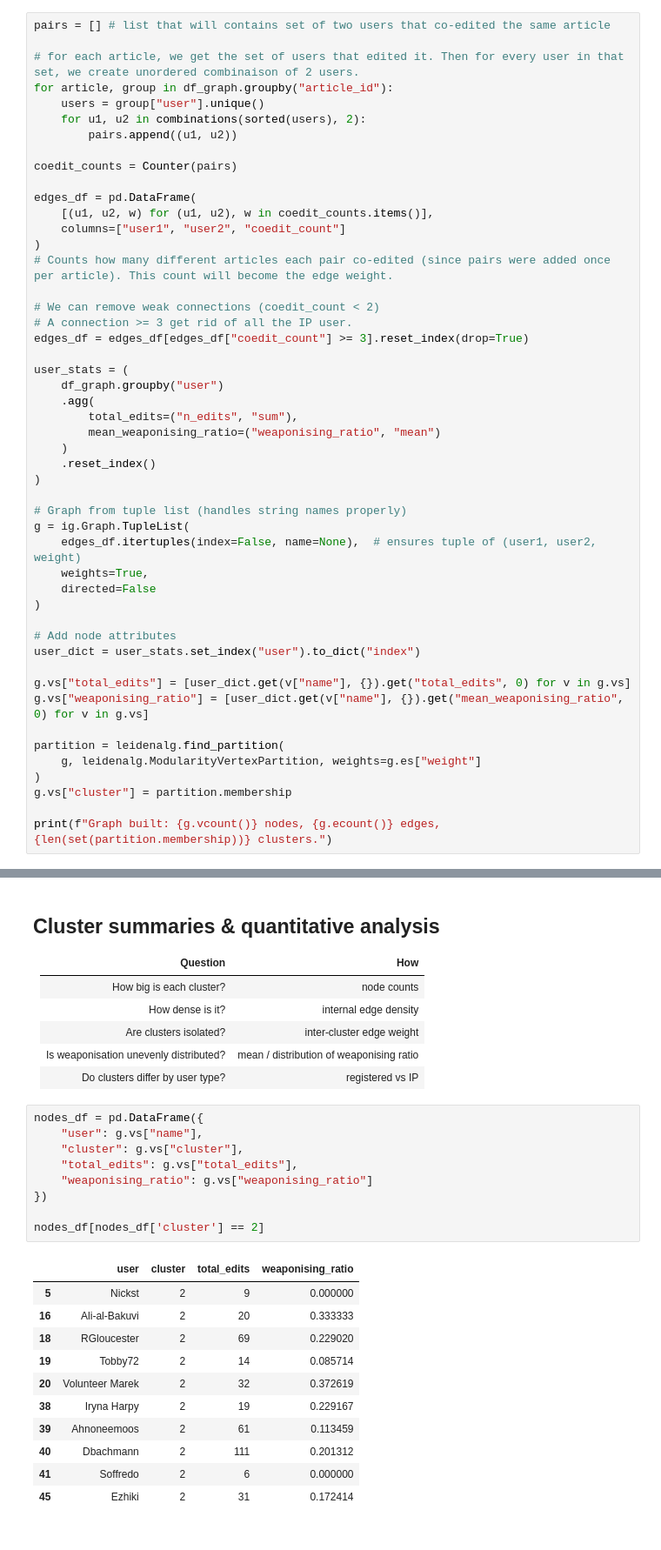
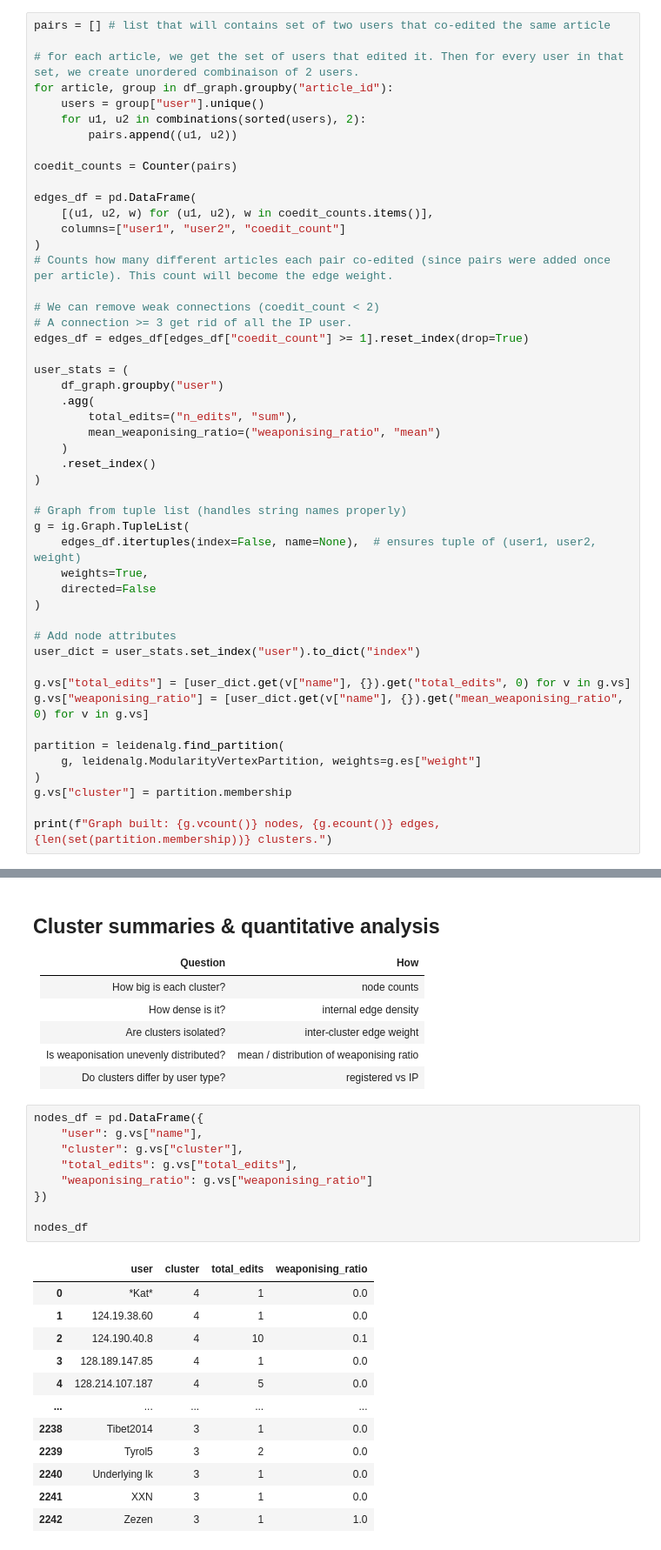
Before and after one commit to dh-epfl-students/dhlab-cultural-weaponisation-ukraine-benchmark, a Jupyter notebook: notebooks/graph_leiden_analysis.ipynb, the cells around one changed output, grey strips where cells are left out. Shown at 87% size. Saved outputs shown, nothing was run; the diff lists cells and outputs as text.

```diff
--- a/notebooks/graph_leiden_analysis.ipynb
+++ b/notebooks/graph_leiden_analysis.ipynb
@@ -87,7 +87,7 @@ edges_df = pd.DataFrame(
 
 # We can remove weak connections (coedit_count < 2)
 # A connection >= 3 get rid of all the IP user.
-edges_df = edges_df[edges_df["coedit_count"] >= 3].reset_index(drop=True)
+edges_df = edges_df[edges_df["coedit_count"] >= 1].reset_index(drop=True)
 
 user_stats = (
     df_graph.groupby("user")
@@ -138,21 +140,22 @@ if wanna_save:
 # %%
 nodes_df = pd.DataFrame({
     "user": g.vs["name"],
     "cluster": g.vs["cluster"],
     "total_edits": g.vs["total_edits"],
     "weaponising_ratio": g.vs["weaponising_ratio"]
 })
 
-nodes_df[nodes_df['cluster'] == 2]
+nodes_df
 # %% [output]
 |  | user | cluster | total_edits | weaponising_ratio |
-| 5 | Nickst | 2 | 9 | 0.000000 |
-| 16 | Ali-al-Bakuvi | 2 | 20 | 0.333333 |
-| 18 | RGloucester | 2 | 69 | 0.229020 |
-| 19 | Tobby72 | 2 | 14 | 0.085714 |
-| 20 | Volunteer Marek | 2 | 32 | 0.372619 |
-| 38 | Iryna Harpy | 2 | 19 | 0.229167 |
-| 39 | Ahnoneemoos | 2 | 61 | 0.113459 |
-| 40 | Dbachmann | 2 | 111 | 0.201312 |
-| 41 | Soffredo | 2 | 6 | 0.000000 |
-| 45 | Ezhiki | 2 | 31 | 0.172414 |
+| 0 | *Kat* | 4 | 1 | 0.0 |
+| 1 | 124.19.38.60 | 4 | 1 | 0.0 |
+| 2 | 124.190.40.8 | 4 | 10 | 0.1 |
+| 3 | 128.189.147.85 | 4 | 1 | 0.0 |
+| 4 | 128.214.107.187 | 4 | 5 | 0.0 |
+| ... | ... | ... | ... | ... |
+| 2238 | Tibet2014 | 3 | 1 | 0.0 |
+| 2239 | Tyrol5 | 3 | 2 | 0.0 |
+| 2240 | Underlying lk | 3 | 1 | 0.0 |
+| 2241 | XXN | 3 | 1 | 0.0 |
+| 2242 | Zezen | 3 | 1 | 1.0 |
```
Also changed, not shown: parts of 9 cells of this notebook, 2 other files.
